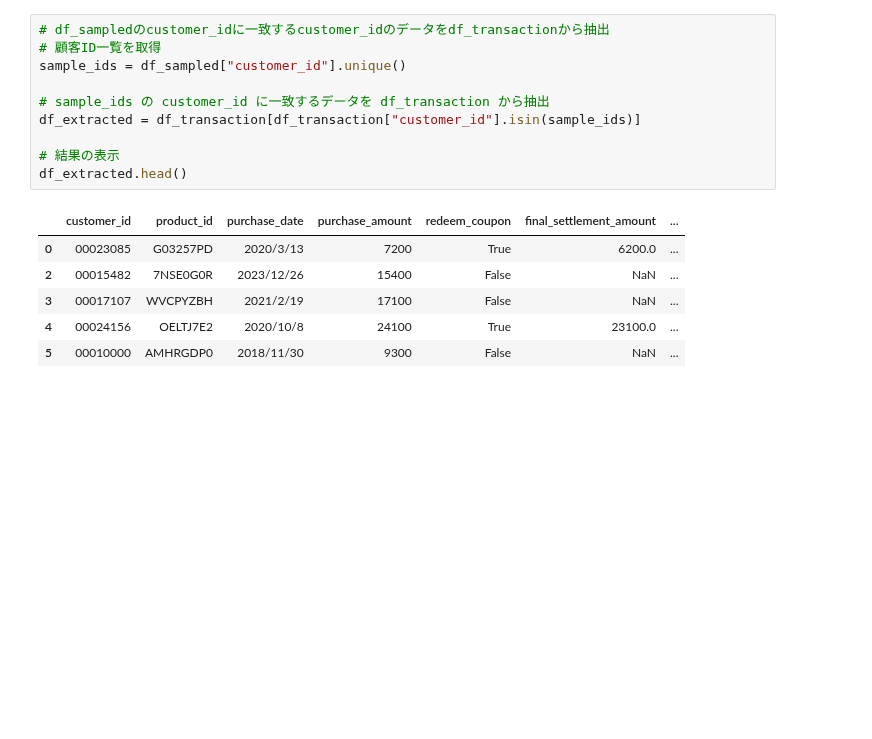
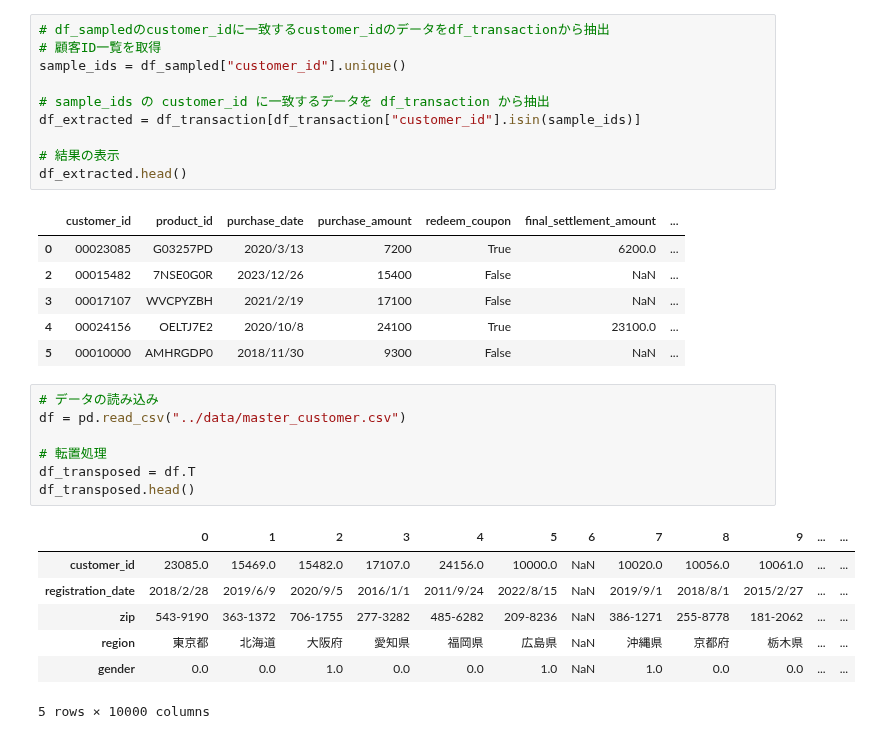
Before and after one commit to maton369/Data_Preprocessing_For_Data_Analyze, a Jupyter notebook: code/05_sort_filter.ipynb, the cells around one changed output. Saved outputs shown, nothing was run; the diff lists cells and outputs as text; blank space fills up the shorter version.

```diff
--- a/code/05_sort_filter.ipynb
+++ b/code/05_sort_filter.ipynb
@@ -444,3 +444,18 @@ df_extracted.head()
 | 3 | 00017107 | WVCPYZBH | 2021/2/19 | 17100 | False | NaN | ... |
 | 4 | 00024156 | OELTJ7E2 | 2020/10/8 | 24100 | True | 23100.0 | ... |
 | 5 | 00010000 | AMHRGDP0 | 2018/11/30 | 9300 | False | NaN | ... |
+# %%
+# データの読み込み
+df = pd.read_csv("../data/master_customer.csv")
+
+# 転置処理
+df_transposed = df.T
+df_transposed.head()
+# %% [output]
+|  | 0 | 1 | 2 | 3 | 4 | 5 | 6 | 7 | 8 | 9 | ... | ... |
+| customer_id | 23085.0 | 15469.0 | 15482.0 | 17107.0 | 24156.0 | 10000.0 | NaN | 10020.0 | 10056.0 | 10061.0 | ... | ... |
+| registration_date | 2018/2/28 | 2019/6/9 | 2020/9/5 | 2016/1/1 | 2011/9/24 | 2022/8/15 | NaN | 2019/9/1 | 2018/8/1 | 2015/2/27 | ... | ... |
+| zip | 543-9190 | 363-1372 | 706-1755 | 277-3282 | 485-6282 | 209-8236 | NaN | 386-1271 | 255-8778 | 181-2062 | ... | ... |
+| region | 東京都 | 北海道 | 大阪府 | 愛知県 | 福岡県 | 広島県 | NaN | 沖縄県 | 京都府 | 栃木県 | ... | ... |
+| gender | 0.0 | 0.0 | 1.0 | 0.0 | 0.0 | 1.0 | NaN | 1.0 | 0.0 | 0.0 | ... | ... |
+5 rows × 10000 columns
```
Also changed, not shown: parts of 1 cell of this notebook.
